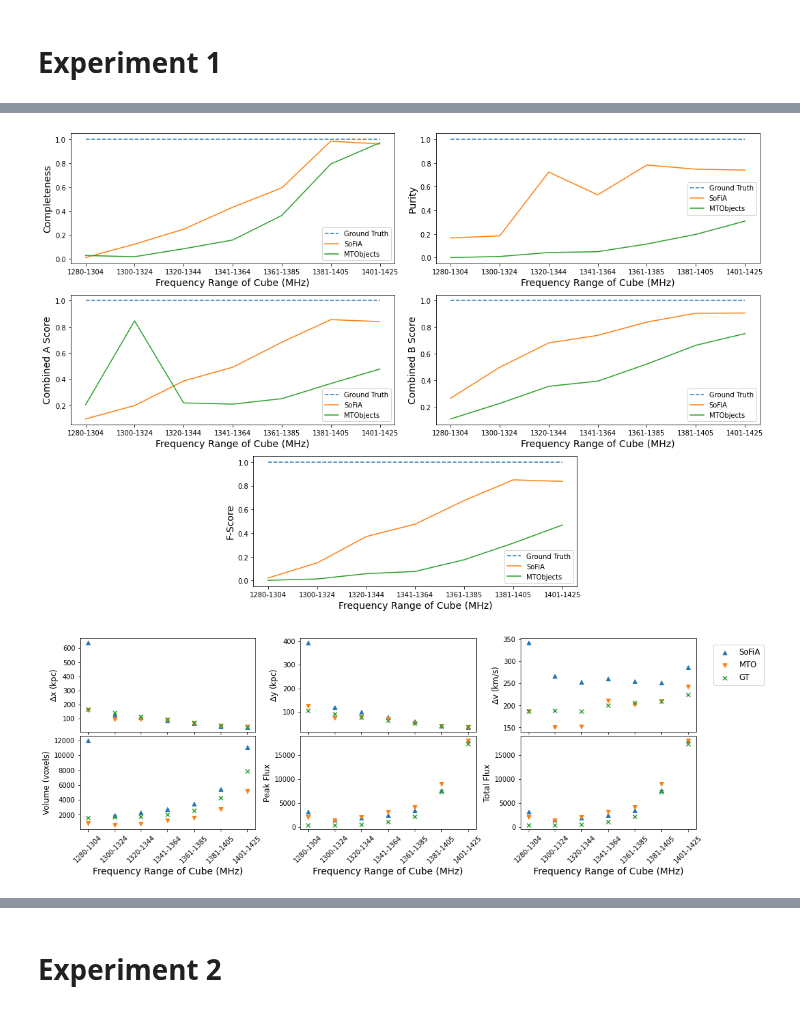
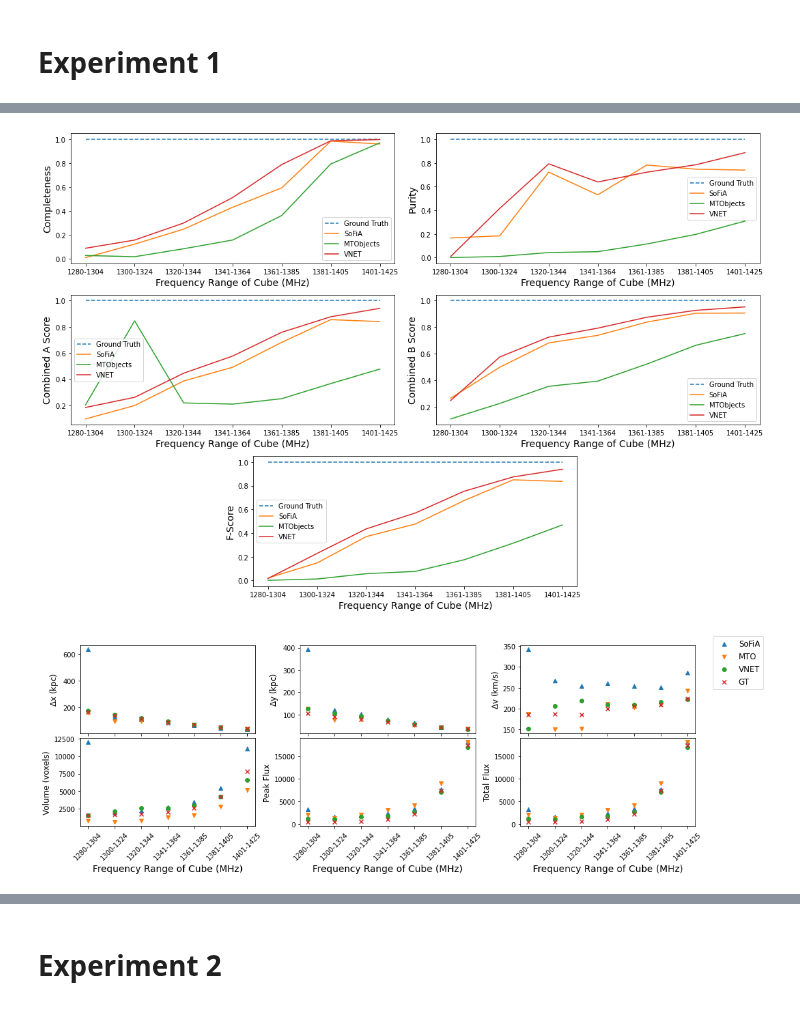
Before and after one commit to Jbarkai/HISourceFinder, a Jupyter notebook: notebooks/Inference.ipynb, the cells around one changed output, grey strips where cells are left out. Cells and saved outputs as stored; diff of their text form; code cells hidden in the pictures.

```diff
--- a/notebooks/Inference.ipynb
+++ b/notebooks/Inference.ipynb
@@ -107,13 +110,13 @@ mask_cat_df["mos_name"] = mask_cat_df.file.str.split("_", expand=True)[1].str.re
 # %%
 d_width = 0.001666666707*u.deg
-# mto_cat_df["nx_kpc"] = mto_cat_df.dist*np.tan(np.deg2rad(d_width*mto_cat_df.nx))*1e3
-# mto_cat_df["ny_kpc"] = mto_cat_df.dist*np.tan(np.deg2rad(d_width*mto_cat_df.ny))*1e3
+mto_cat_df["nx_kpc"] = mto_cat_df.dist*np.tan(np.deg2rad(d_width*mto_cat_df.nx))*1e3
+mto_cat_df["ny_kpc"] = mto_cat_df.dist*np.tan(np.deg2rad(d_width*mto_cat_df.ny))*1e3
 sofia_cat_df["nx_kpc"] = sofia_cat_df.dist*np.tan(np.deg2rad(d_width*sofia_cat_df.nx))*1e3
 sofia_cat_df["ny_kpc"] = sofia_cat_df.dist*np.tan(np.deg2rad(d_width*sofia_cat_df.ny))*1e3
 mask_cat_df["nx_kpc"] = mask_cat_df.dist*np.tan(np.deg2rad(d_width*mask_cat_df.nx))*1e3
 mask_cat_df["ny_kpc"] = mask_cat_df.dist*np.tan(np.deg2rad(d_width*mask_cat_df.ny))*1e3
-# vnet_cat_df["nx_kpc"] = (np.tan(np.deg2rad(d_width*vnet_cat_df.nx))/vnet_cat_df.dist)*1e3
-# vnet_cat_df["ny_kpc"] = (np.tan(np.deg2rad(d_width*vnet_cat_df.ny))/vnet_cat_df.dist)*1e3
+vnet_cat_df["nx_kpc"] = vnet_cat_df.dist*np.tan(np.deg2rad(d_width*vnet_cat_df.nx))*1e3
+vnet_cat_df["ny_kpc"] = vnet_cat_df.dist*np.tan(np.deg2rad(d_width*vnet_cat_df.ny))*1e3
 # %% [markdown]
 # Experiment 1
 # %%
@@ -122,9 +125,18 @@ def evaluate(output_df, gt_df, mos_name, verbose=False):
     tp = len(seg_df[seg_df.true_positive_mocks])
     fp = len(seg_df) - tp #- len(seg_df[seg_df.true_positive_real])
     fn = len(gt_df[gt_df.mos_name == mos_name]) - tp
-    r = tp / (tp + fn)
-    p = tp / (tp + fp)
-    f_score = 2 * ((p * r) / (p + r))
+    try:
+        r = tp / (tp + fn)
+    except ZeroDivisionError:
+        r = 0
+    try:
+        p = tp / (tp + fp)
+    except ZeroDivisionError:
+        p = 0
+    try:
+        f_score = 2 * ((p * r) / (p + r))
+    except ZeroDivisionError:
+        f_score = 0
     um_score = np.mean((((seg_df.area_gt - seg_df.overlap_area) * seg_df.overlap_area)/seg_df.area_gt)/seg_df.detection_size)
     om_score = np.mean((((seg_df.area - seg_df.overlap_area) * seg_df.overlap_area)/seg_df.area)/seg_df.detection_size)
     area_score = np.sqrt((om_score ** 2) + (um_score ** 2))
@@ -155,4 +167,4 @@ def make_eval_df(source_props_df, mask_cat_df):
 # %%
 full_sofia_df = make_eval_df(sofia_cat_df, mask_cat_df)
 full_mto_df = make_eval_df(mto_cat_df, mask_cat_df)
-# full_vnet_df = make_eval_df(source_props_df, mask_cat_df)
+full_vnet_df = make_eval_df(vnet_cat_df, mask_cat_df)
@@ -165,9 +221,10 @@ ax1.set_xlabel(r"Frequency Range of Cube (MHz)", fontsize=14)
 ax1.plot([1]*7, label="Ground Truth", linestyle="--")
 sof = full_sofia_df[full_sofia_df.mos_name.str.contains("1245")].sort_values('freq_labels')
 mto = full_mto_df[full_mto_df.mos_name.str.contains("1245")].sort_values('freq_labels')
+vnet = full_vnet_df[full_vnet_df.mos_name.str.contains("1245")].sort_values('freq_labels')
 ax1.plot(sof.freq_labels, sof.recall, label="SoFiA")
 ax1.plot(mto.freq_labels, mto.recall, label="MTObjects")
-# ax1.plot(full_vnet_df.freq_1, full_vnet_df.recall, label="V-Net")
+ax1.plot(vnet.freq_labels, vnet.recall, label="VNET")
 ax1.legend()
 
 ax2 = fig.add_subplot(gs[0, 2:4])
@@ -177,7 +234,7 @@ ax2.set_xlabel(r"Frequency Range of Cube (MHz)", fontsize=14)
 ax2.plot([1]*7, label="Ground Truth", linestyle="--")
 ax2.plot(sof.freq_labels, sof.precision, label="SoFiA")
 ax2.plot(mto.freq_labels, mto.precision, label="MTObjects")
-# ax2.plot(full_vnet_df.freq_1, full_vnet_df.precision, label="V-Net")
+ax2.plot(vnet.freq_labels, vnet.precision, label="VNET")
 ax2.legend()
 
 ax3 = fig.add_subplot(gs[1, :2])
@@ -186,7 +243,7 @@ ax3.set_xlabel(r"Frequency Range of Cube (MHz)", fontsize=14)
 ax3.plot([1]*7, label="Ground Truth", linestyle="--")
 ax3.plot(sof.freq_labels, sof.combined_one, label="SoFiA")
 ax3.plot(mto.freq_labels, mto.combined_one, label="MTObjects")
-# ax3.plot(full_vnet_df.freq_1, full_vnet_df.combined_one, label="V-Net")
+ax3.plot(vnet.freq_labels, vnet.combined_one, label="VNET")
 ax3.legend()
 
 ax4 = fig.add_subplot(gs[1, 2:4])
@@ -195,7 +252,7 @@ ax4.set_xlabel(r"Frequency Range of Cube (MHz)", fontsize=14)
 ax4.plot([1]*7, label="Ground Truth", linestyle="--")
 ax4.plot(sof.freq_labels, sof.combined_two, label="SoFiA")
 ax4.plot(mto.freq_labels, mto.combined_two, label="MTObjects")
-# ax4.plot(full_vnet_df.freq_1, full_vnet_df.combined_two, label="V-Net")
+ax4.plot(vnet.freq_labels, vnet.combined_two, label="VNET")
 ax4.legend()
 
 ax5 = fig.add_subplot(gs[2, 1:3])
@@ -203,36 +260,38 @@ ax5.set_ylabel("F-Score", fontsize=14)
 ax5.plot([1]*7, label="Ground Truth", linestyle="--")
 ax5.plot(sof.freq_labels, sof.f_score, label="SoFiA")
 ax5.plot(mto.freq_labels, mto.f_score, label="MTObjects")
-# ax5.plot(full_vnet_df.freq_1, full_vnet_df.f_score, label="V-Net")
+ax5.plot(vnet.freq_labels, vnet.f_score, label="VNET")
 ax5.set_xlabel(r"Frequency Range of Cube (MHz)", fontsize=14)
 ax5.legend()
 
 fig.tight_layout()
 # %% [output]
-[figure, old version]
+[figure, new version]
 # %%
 freq_labels = ['1279.96-1304', '1300.18-1324', '1320.39-1344', '1340.61-1364', '1360.82-1385', '1381.04-1405', '1401.25-1425']
 fig, axes = plt.subplots(2, 3, figsize=(15,5), sharex=True) #, sharey=True, sharex=True)
 # fig.suptitle("Mean properties galaxies detected in each cube", fontsize=15)
 j = 0
 labels = {"area": "Volume (voxels)", "peak_flux": "Peak Flux", "nx_kpc": r"$\Delta$x (kpc)", "ny_kpc": r"$\Delta$y (kpc)", "n_vel": r"$\Delta$v (km/s)", "tot_flux": "Total Flux"}
 for i, col in enumerate(["nx_kpc", "ny_kpc", "n_vel", "area", "peak_flux", "tot_flux"]):
     if i == 3:
         j += 1
     sof = pd.merge(df[['mos_name', 'freq_labels', 'freq_1']], sofia_cat_df[sofia_cat_df.true_positive_mocks], on="mos_name", how="outer").groupby('freq_labels').mean()
 
     if i >= 3:
         i = i - 3
         axes[j][i].set_xticklabels(sof.index, rotation=45)
         axes[j][i].set_xlabel(r"Frequency Range of Cube (MHz)", fontsize=14)
     mto = pd.merge(df[['mos_name', 'freq_labels', 'freq_1']], mto_cat_df[mto_cat_df.true_positive_mocks], on="mos_name", how="outer").groupby('freq_labels').mean()
+    vnet = pd.merge(df[['mos_name', 'freq_labels', 'freq_1']], vnet_cat_df[vnet_cat_df.true_positive_mocks], on="mos_name", how="outer").groupby('freq_labels').mean()
     mask = pd.merge(df[['mos_name', 'freq_labels', 'freq_1']], mask_cat_df, on="mos_name", how="outer").groupby('freq_labels').mean()
     axes[j][i].scatter(sof.index, sof[col], label="SoFiA", marker='^')
     axes[j][i].scatter(mto.index, mto[col], label="MTO", marker='v')
+    axes[j][i].scatter(vnet.index, vnet[col], label="VNET", marker='o')
     axes[j][i].scatter(mask.index, mask[col], label="GT", marker='x')
     axes[j][i].set_ylabel(labels[col], fontsize=12)
 
 axes[0][2].legend(loc=(1.1, 0.5), fontsize=12)
 fig.tight_layout(pad=0)
 # %% [output]
-[figure, old version]
+[figure, new version]
```
Also changed, not shown: parts of 22 cells of this notebook, 13 other files.
